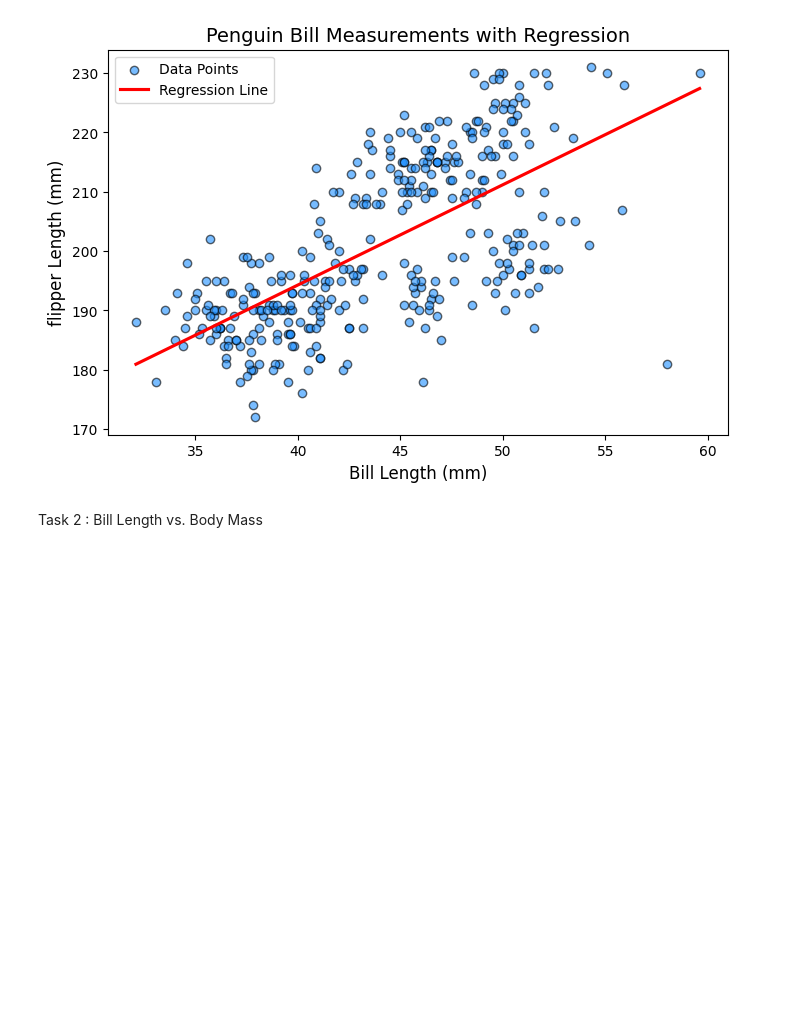
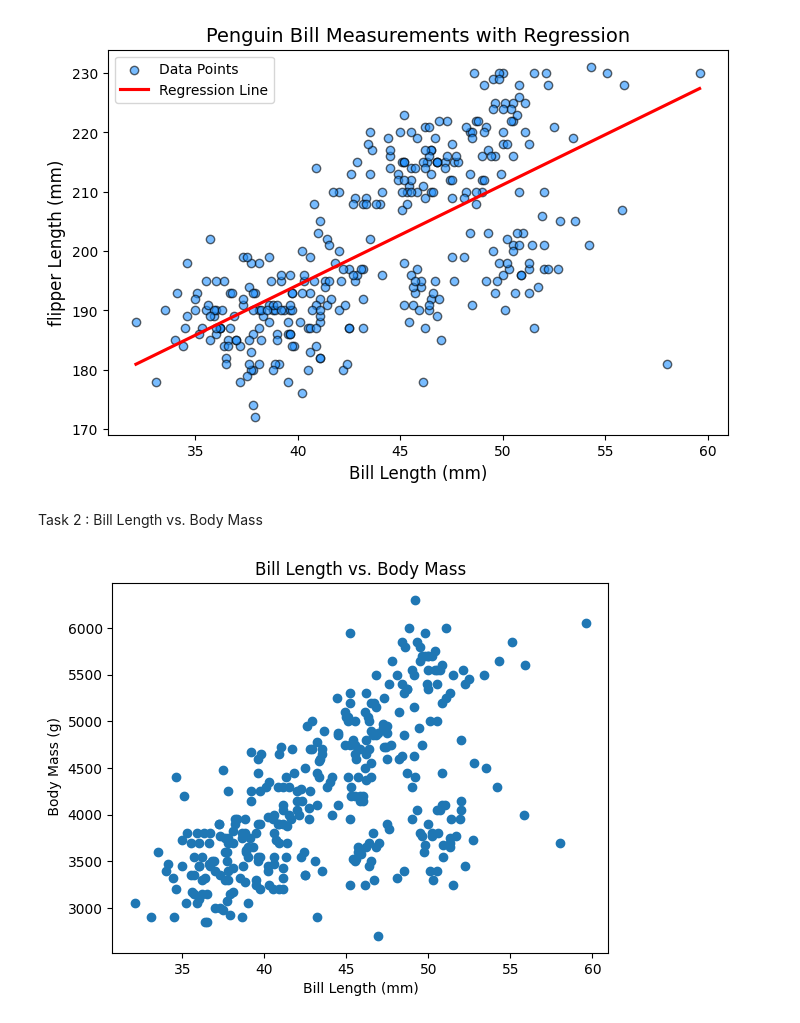
Before and after one commit to surafelmeharihaile-ai/Data110, a Jupyter notebook: Week_7_Surafel_Haile.ipynb, the cells around one changed output. Drawn from its saved outputs; the diff is of its cells as text; code cells hidden in the pictures; blank space fills up the shorter version.

```diff
--- a/Week_7_Surafel_Haile.ipynb
+++ b/Week_7_Surafel_Haile.ipynb
@@ -113,11 +113,13 @@ plt.show()
 # %% [markdown]
 Task 2 : Bill Length vs. Body Mass
 # %%
-plt.scatter(penguins['bill_length_mm'], penguins['flipper_length_mm'])
+plt.scatter(penguins['bill_length_mm'], penguins['body_mass_g'])
 plt.xlabel('Bill Length (mm)')
-plt.ylabel('flipper Length (mm)')
-plt.title('Bill Length vs. Flipper Length')
+plt.ylabel(' Body Mass (g)')
+plt.title('Bill Length vs. Body Mass')
 plt.show()
+# %% [output]
+[figure, added]
 # %%
 plt.figure(figsize=(8, 5))
 
```
Also changed, not shown: parts of 7 cells of this notebook.
